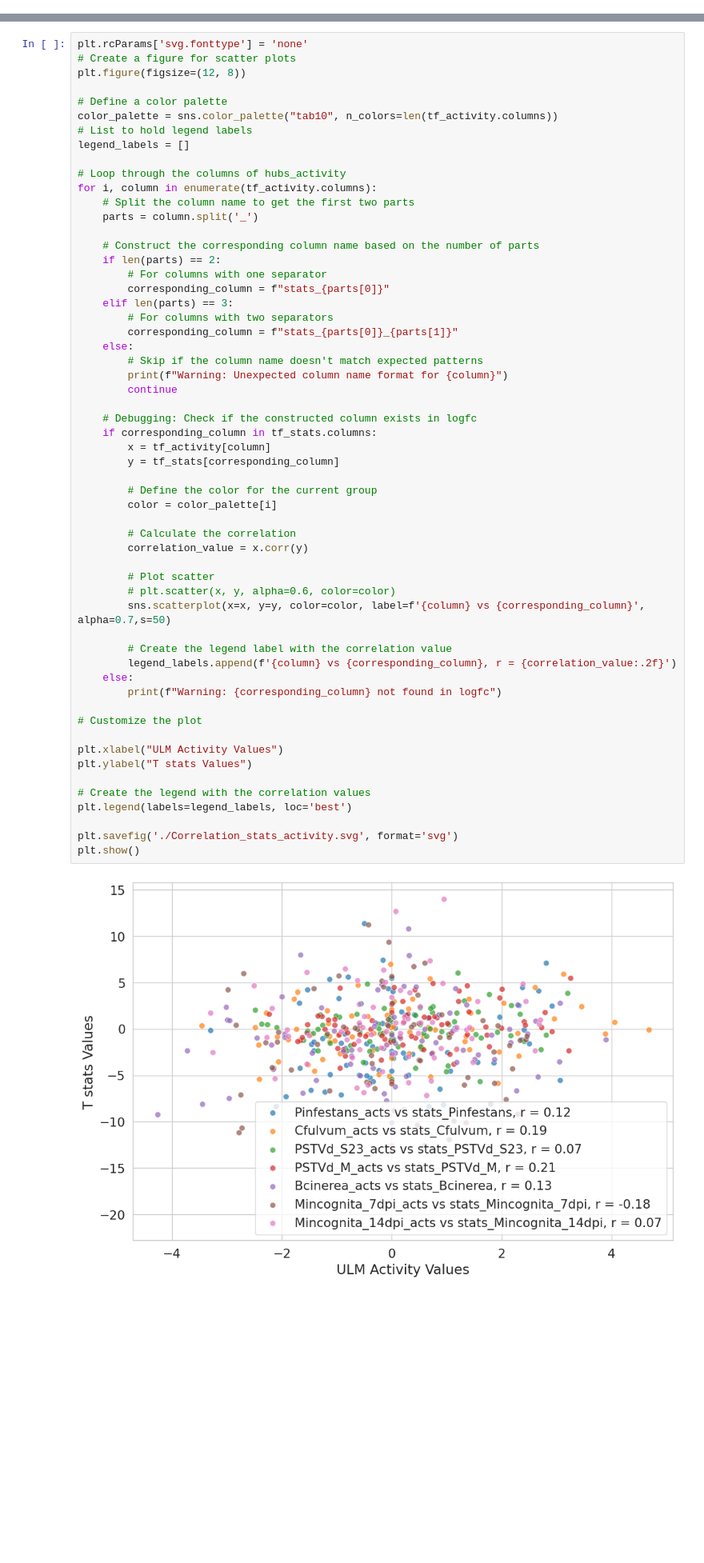
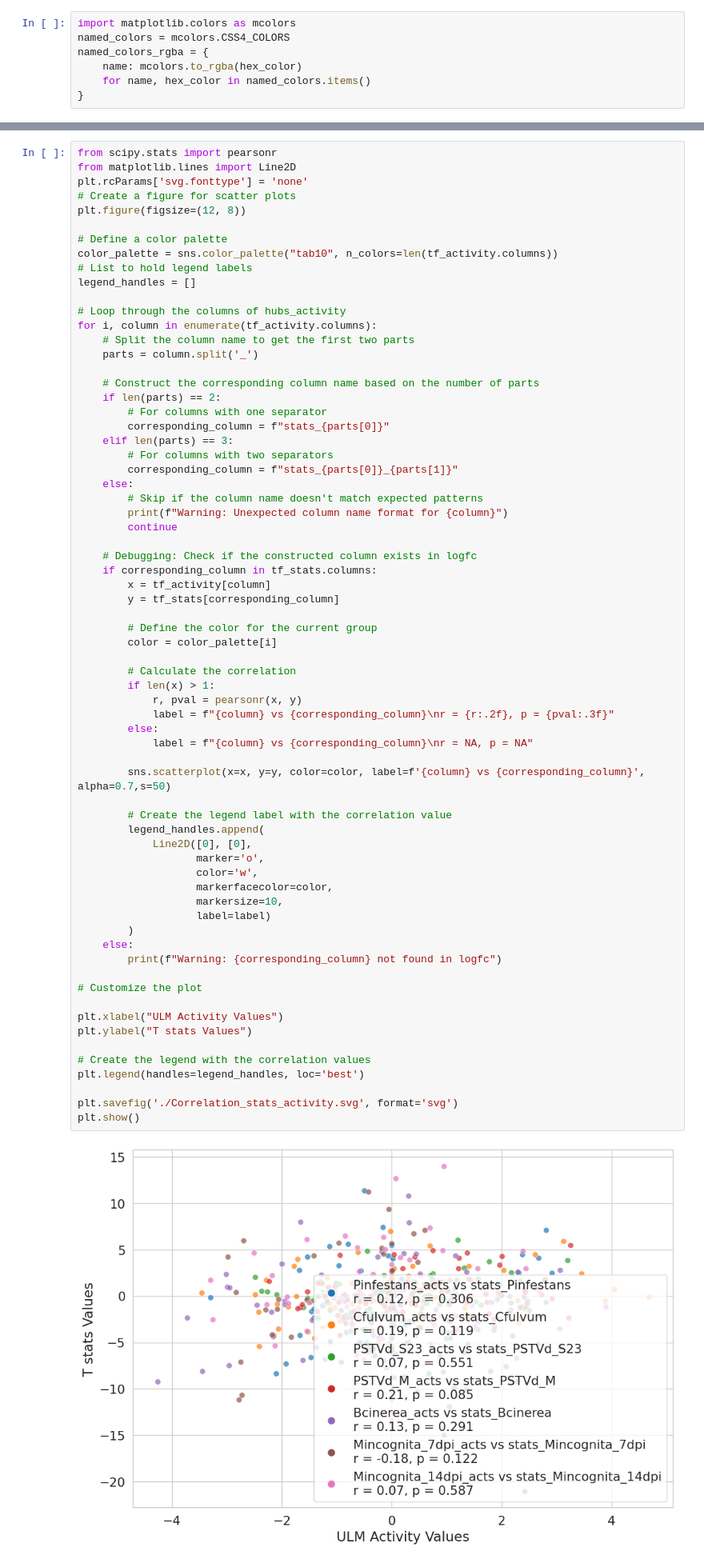
Before and after one commit to Plant-Net/GENIAL_Framework, a Jupyter notebook: Plot/Plot_clean.ipynb, the cells around one changed output, grey strips where cells are left out. Shown at 80% size. Drawn from its saved outputs; the diff is of its cells as text; blank space fills up the shorter version.

Commit message:
Change TF color and include pval for correlation

```diff
--- a/Plot/Plot_clean.ipynb
+++ b/Plot/Plot_clean.ipynb
@@ -178,0 +158,7 @@ extended_family_color_dict = {
+# %%
+import matplotlib.colors as mcolors
+named_colors = mcolors.CSS4_COLORS
+named_colors_rgba = {
+    name: mcolors.to_rgba(hex_color)
+    for name, hex_color in named_colors.items()
+}
@@ -1036,6 +1060,8 @@ See the caveats in the documentation: https://pandas.pydata.org/pandas-docs/stab
 # %%
 tf_stats = Tf_info[expression]
 # %%
+from scipy.stats import pearsonr
+from matplotlib.lines import Line2D
 plt.rcParams['svg.fonttype'] = 'none'
 # Create a figure for scatter plots
 plt.figure(figsize=(12, 8))
@@ -1043,7 +1069,7 @@ plt.figure(figsize=(12, 8))
 # Define a color palette
 color_palette = sns.color_palette("tab10", n_colors=len(tf_activity.columns))
 # List to hold legend labels
-legend_labels = []
+legend_handles = []
 
 # Loop through the columns of hubs_activity
 for i, column in enumerate(tf_activity.columns):
@@ -1061,39 +1087,48 @@ for i, column in enumerate(tf_activity.columns):
         # Skip if the column name doesn't match expected patterns
         print(f"Warning: Unexpected column name format for {column}")
         continue
 
     # Debugging: Check if the constructed column exists in logfc
     if corresponding_column in tf_stats.columns:
         x = tf_activity[column]
         y = tf_stats[corresponding_column]
 
         # Define the color for the current group
         color = color_palette[i]
 
         # Calculate the correlation
-        correlation_value = x.corr(y)
+        if len(x) > 1:
+            r, pval = pearsonr(x, y)
+            label = f"{column} vs {corresponding_column}\nr = {r:.2f}, p = {pval:.3f}"
+        else:
+            label = f"{column} vs {corresponding_column}\nr = NA, p = NA"
 
-        # Plot scatter
-        # plt.scatter(x, y, alpha=0.6, color=color)
         sns.scatterplot(x=x, y=y, color=color, label=f'{column} vs {corresponding_column}', alpha=0.7,s=50)
 
         # Create the legend label with the correlation value
-        legend_labels.append(f'{column} vs {corresponding_column}, r = {correlation_value:.2f}')
+        legend_handles.append(
+            Line2D([0], [0],
+                   marker='o',
+                   color='w',
+                   markerfacecolor=color,
+                   markersize=10,
+                   label=label)
+        )
     else:
         print(f"Warning: {corresponding_column} not found in logfc")
 
 # Customize the plot
 
 plt.xlabel("ULM Activity Values")
 plt.ylabel("T stats Values")
 
 # Create the legend with the correlation values
-plt.legend(labels=legend_labels, loc='best')
+plt.legend(handles=legend_handles, loc='best')
 
 plt.savefig('./Correlation_stats_activity.svg', format='svg')
 plt.show()
 # %% [output]
-[figure, old version]
+[figure, new version]
 # %%
 import matplotlib.pyplot as plt
 import seaborn as sns
```
Also changed, not shown: parts of 14 cells of this notebook, 1 other file.
